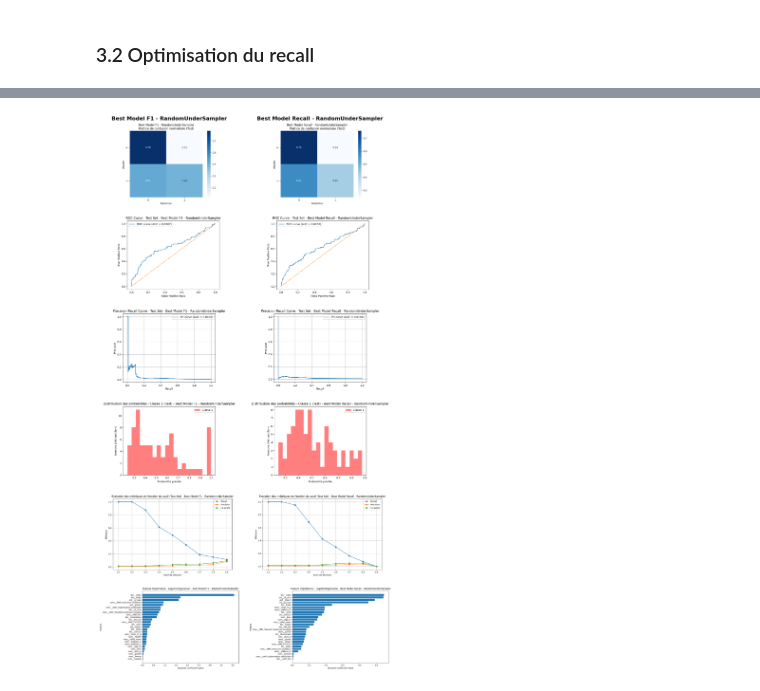
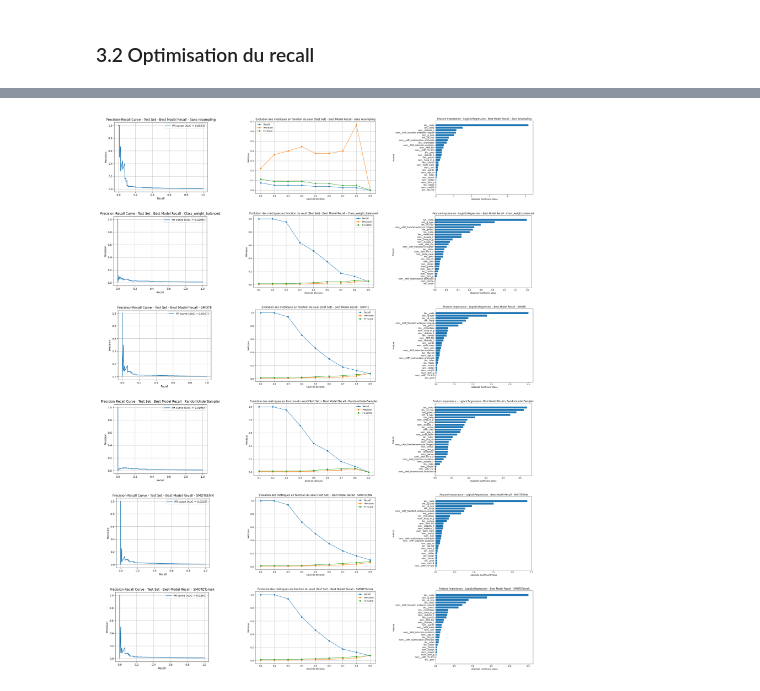
Before and after one commit to thibautmodrin/Jedha_Full_Stack_HPP_Prediction, a Jupyter notebook: 01_Notebooks/03_Model_LogReg.ipynb, the cells around one changed output, grey strips where cells are left out. Saved outputs shown, nothing was run; the diff lists cells and outputs as text; code cells hidden in the pictures.

```diff
--- a/01_Notebooks/03_Model_LogReg.ipynb
+++ b/01_Notebooks/03_Model_LogReg.ipynb
@@ -889,6 +889,7 @@ def optimize_model_with_sampling(X_train, y_train, metric_to_optimize='f1', use_
     # Définition des différentes méthodes de sampling à tester
     samplers = {
         'Sans resampling': None,
+        'Class_weight_balanced': None,
         'SMOTE': SMOTE(random_state=42),
         'RandomUnderSampler': RandomUnderSampler(random_state=42),
         'SMOTEENN': SMOTEENN(random_state=42),
@@ -899,30 +900,35 @@ def optimize_model_with_sampling(X_train, y_train, metric_to_optimize='f1', use_
     param_grids = {
         'Sans resampling': {
             'classifier__C': [0.01, 0.1, 1, 10, 100],
-            'classifier__class_weight': [None, 'balanced'],
+            'classifier__class_weight': [None],
+            'classifier__solver': ['liblinear', 'saga']
+        },
+        'Class_weight_balanced': {
+            'classifier__C': [0.01, 0.1, 1, 10, 100],
+            'classifier__class_weight': ['balanced'],
             'classifier__solver': ['liblinear', 'saga']
         },
         'SMOTE': {
             'sampler__k_neighbors': [3, 5, 7],  # ⚠️ Paramètre spécifique à SMOTE
-            'sampler__sampling_strategy': ['auto', 0.5, 0.75, 1.0],
+            'sampler__sampling_strategy': [0.1,0.25, 0.5, 0.75, 1.0],
             'classifier__C': [0.01, 0.1, 1, 10, 100],
-            'classifier__class_weight': [None, 'balanced'],
+            'classifier__class_weight': [None],
             'classifier__solver': ['liblinear', 'saga']
         },
         'RandomUnderSampler': {
-            'sampler__sampling_strategy': [0.5, 0.75, 1.0],
+            'sampler__sampling_strategy': [0.1,0.25, 0.5, 0.75, 1.0],
             'classifier__C': [0.01, 0.1, 1, 10, 100],
-            'classifier__class_weight': [None, 'balanced'],
+            'classifier__class_weight': [None],
             'classifier__solver': ['liblinear', 'saga']
         },
         'SMOTEENN': {
             'classifier__C': [0.01, 0.1, 1, 10, 100],
-            'classifier__class_weight': [None, 'balanced'],
+            'classifier__class_weight': [None],
             'classifier__solver': ['liblinear', 'saga']
         },
         'SMOTETomek': {
             'classifier__C': [0.01, 0.1, 1, 10, 100],
-            'classifier__class_weight': [None, 'balanced'],
+            'classifier__class_weight': [None],
             'classifier__solver': ['liblinear', 'saga']
         }
     }
@@ -968,7 +974,7 @@ def optimize_model_with_sampling(X_train, y_train, metric_to_optimize='f1', use_
             n_jobs=-1,
             verbose=1,
             return_train_score=True,
-            n_iter=2
+            n_iter=10
             )
 
         # Gestion de MLflow si activé
@@ -1183,0 +1191,4 @@ Best_model_recall=evaluate_model(Best_estimator, X_train,X_test,y_train,y_test,e
+# %%
+modeles_optimises=[]
+for name in resultats_grid_recall.keys():
+    modeles_optimises.append(evaluate_model(resultats_grid_recall[name]['meilleur_estimateur'], X_train,X_test,y_train,y_test,experiment_name="Optimisation Recall",run_name=f"Best Model Recall - {name}",use_mlflow=False,display_plots=False))
@@ -1184,7 +1202,7 @@ Best_model_recall=evaluate_model(Best_estimator, X_train,X_test,y_train,y_test,e
 # %%
 
 # Comparaison des modèles optimisés
 
-comparer_modeles_visuellement([Best_model_f1,Best_model_recall],modeles_en_lignes=False)
+comparer_modeles_visuellement(modeles_optimises,filter_list=['precision_recall_curve.png','feature_importance.png','threshold_search.png'],modeles_en_lignes=True)
 # %% [output]
-[figure, old version]
+[figure, new version]
```
Also changed, not shown: parts of 9 cells of this notebook.
